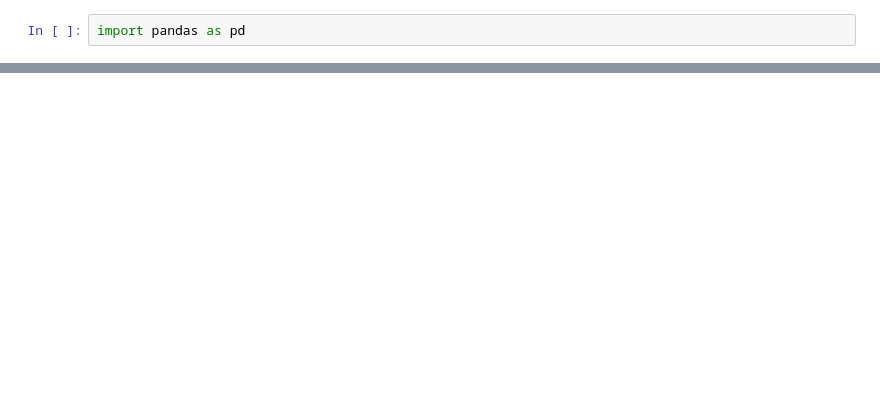
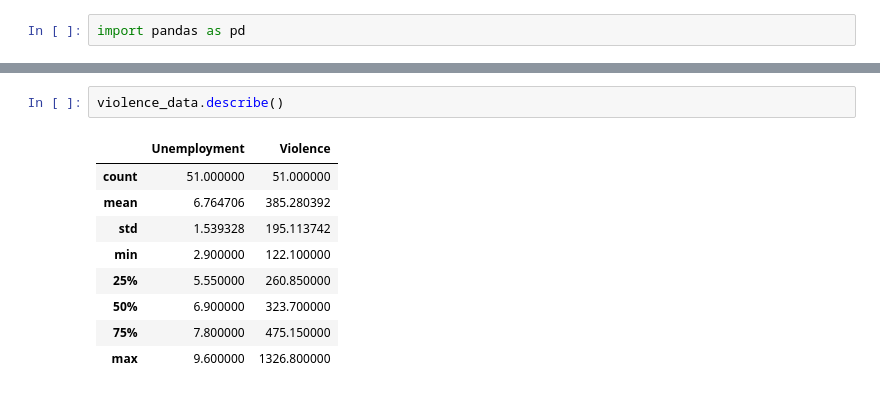
Before and after one commit to simonwardjones/statistics, a Jupyter notebook: econometrics-course-problem-sets.ipynb, the cells around one changed output, grey strips where cells are left out. Drawn from its saved outputs; the diff is of its cells as text; blank space fills up the shorter version.

```diff
--- a/econometrics-course-problem-sets.ipynb
+++ b/econometrics-course-problem-sets.ipynb
@@ -19,0 +44,12 @@ violence_date.head()
+# %%
+violence_data.describe()
+# %% [output]
+|  | Unemployment | Violence |
+| count | 51.000000 | 51.000000 |
+| mean | 6.764706 | 385.280392 |
+| std | 1.539328 | 195.113742 |
+| min | 2.900000 | 122.100000 |
+| 25% | 5.550000 | 260.850000 |
+| 50% | 6.900000 | 323.700000 |
+| 75% | 7.800000 | 475.150000 |
+| max | 9.600000 | 1326.800000 |
```
Also changed, not shown: parts of 12 cells of this notebook, 1 other file.
